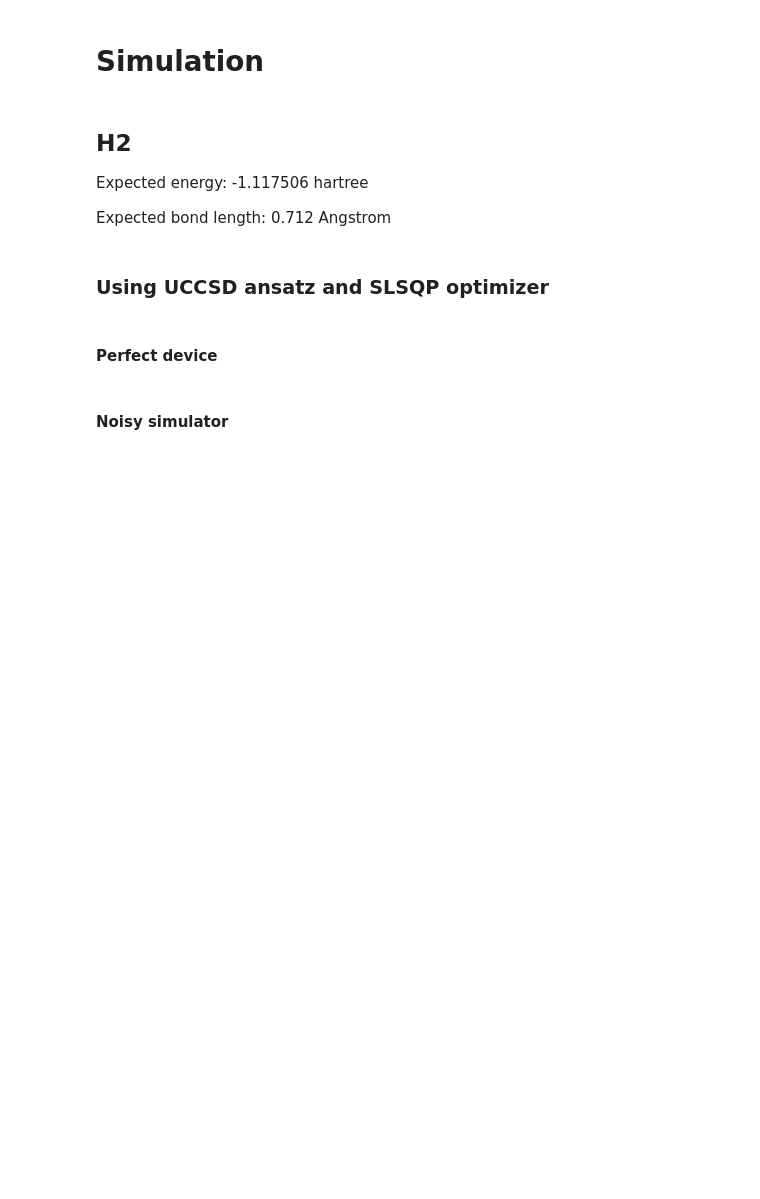
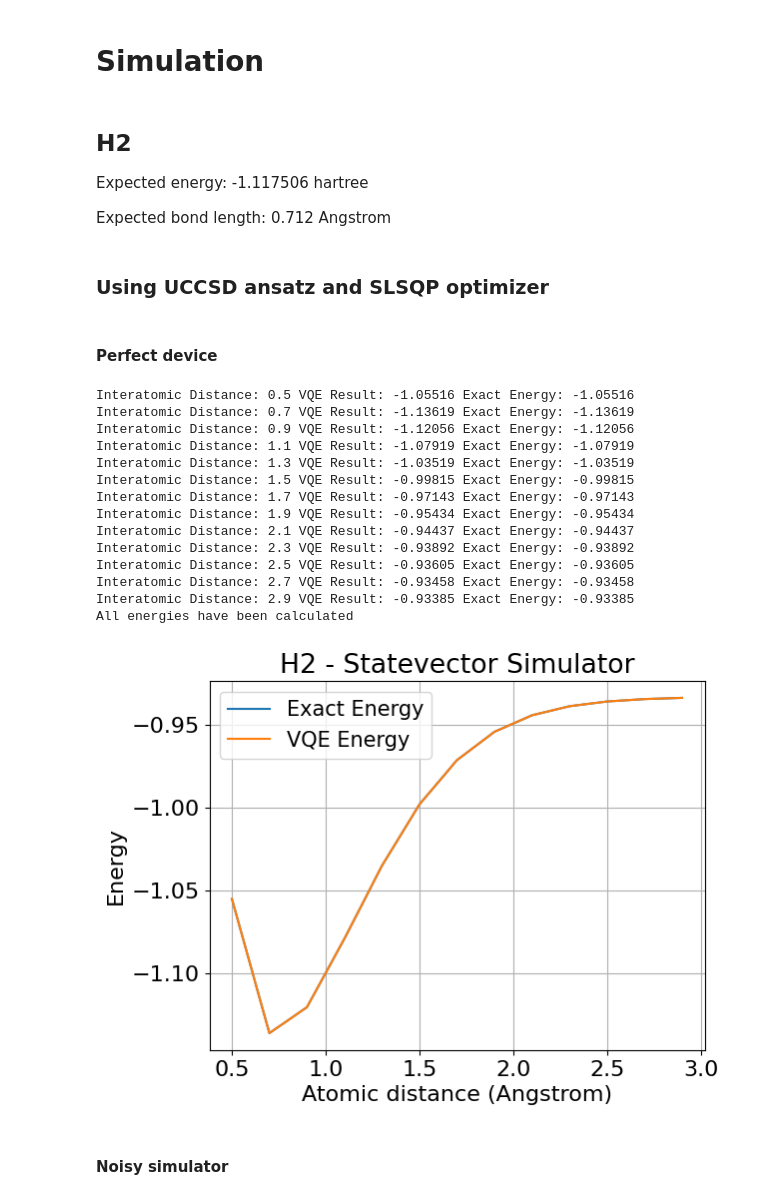
Before and after one commit to mgabijo/Quantum-Chemistry, a Jupyter notebook: final_notebook.ipynb, the cells around one changed output. Saved outputs shown, nothing was run; the diff lists cells and outputs as text; code cells hidden in the pictures; blank space fills up the shorter version.

```diff
--- a/final_notebook.ipynb
+++ b/final_notebook.ipynb
@@ -68,6 +73,11 @@ def exact_solver(problem, converter):
 # %% [markdown]
 ## General Functions (Prepwork)
 # %%
+# Configure matplotlib for big font
+plt.rcParams['legend.fontsize'] = 15
+plt.rcParams['figure.titlesize'] = 18
+
+
 def get_generic_qubit_op(molecule_geometry, multiplicity, charge, basis = None, remove_orbitals=None):
     '''
     Args:
@@ -75,7 +85,9 @@ def get_generic_qubit_op(molecule_geometry, multiplicity, charge, basis = None,
     multiplicity : Multiplicity. 2*spin + 1
     charge : Charge of the molecule
     basis : Basis set. Default is sto3g
-    remove_orbitals : List of orbitals to remove. Default is None. Please unsure that the orbitals are not occupied.
+    remove_orbitals : List of orbitals to remove. Default is Non
+    # Increase font
+    plt.rcParams.update({'font.size': 16})e. Please unsure that the orbitals are not occupied.
 
     Returns:
     qubit_op : Qubit operator
@@ -94,6 +106,8 @@ def get_generic_qubit_op(molecule_geometry, multiplicity, charge, basis = None,
 
     if basis is None:
         basis = "sto3g"
+    # Increase font
+    plt.rcParams.update({'font.size': 16})
     driver = ElectronicStructureMoleculeDriver(
         molecule=molecule,
         basis= basis,
@@ -147,7 +161,7 @@ def run_distances(distances, molecule_geometry, multiplicity, charge, remove_orb
 
     exact_energies = []
     vqe_energies = []
-    for dist in distances:
+    for dist in tqdm(distances, desc="Distances", leave=False, position=0):
         (qubit_op, num_particles, num_spin_orbitals, problem, converter) = get_generic_qubit_op(molecule_geometry(dist), multiplicity, charge, remove_orbitals=remove_orbitals)
 
         ######################
@@ -191,6 +205,8 @@ def plot_energies(distances, exact_energies, vqe_energies, title):
     plt.ylabel('Energy')
     plt.title(title)
     plt.legend()
+    plt.autoscale()
+    plt.grid()
     plt.show()
 # %% [markdown]
 # Simulation
@@ -216,11 +232,27 @@ distances = np.arange(0.5, 3.0, 0.2)
 # %%
 optimizer = SLSQP(maxiter=100)
 var_form = "UCCSD"
 quantum_instance = statevector_simulator
 
 # Run
 exact_energies, vqe_energies = run_distances(distances, molecule_geometry, multiplicity, charge, remove_orbitals, optimizer, var_form, quantum_instance, var_form)
-plot_energies(distances, exact_energies, vqe_energies, "H2")
+plot_energies(distances, exact_energies, vqe_energies, "H2 - Statevector Simulator")
+# %% [output]
+Interatomic Distance: 0.5 VQE Result: -1.05516 Exact Energy: -1.05516
+Interatomic Distance: 0.7 VQE Result: -1.13619 Exact Energy: -1.13619
+Interatomic Distance: 0.9 VQE Result: -1.12056 Exact Energy: -1.12056
+Interatomic Distance: 1.1 VQE Result: -1.07919 Exact Energy: -1.07919
+Interatomic Distance: 1.3 VQE Result: -1.03519 Exact Energy: -1.03519
+Interatomic Distance: 1.5 VQE Result: -0.99815 Exact Energy: -0.99815
+Interatomic Distance: 1.7 VQE Result: -0.97143 Exact Energy: -0.97143
+Interatomic Distance: 1.9 VQE Result: -0.95434 Exact Energy: -0.95434
+Interatomic Distance: 2.1 VQE Result: -0.94437 Exact Energy: -0.94437
+Interatomic Distance: 2.3 VQE Result: -0.93892 Exact Energy: -0.93892
+Interatomic Distance: 2.5 VQE Result: -0.93605 Exact Energy: -0.93605
+Interatomic Distance: 2.7 VQE Result: -0.93458 Exact Energy: -0.93458
+Interatomic Distance: 2.9 VQE Result: -0.93385 Exact Energy: -0.93385
+All energies have been calculated
+[figure, added]
 # %% [markdown]
 #### Noisy simulator
 # %%
```
Also changed, not shown: parts of 14 cells of this notebook.
